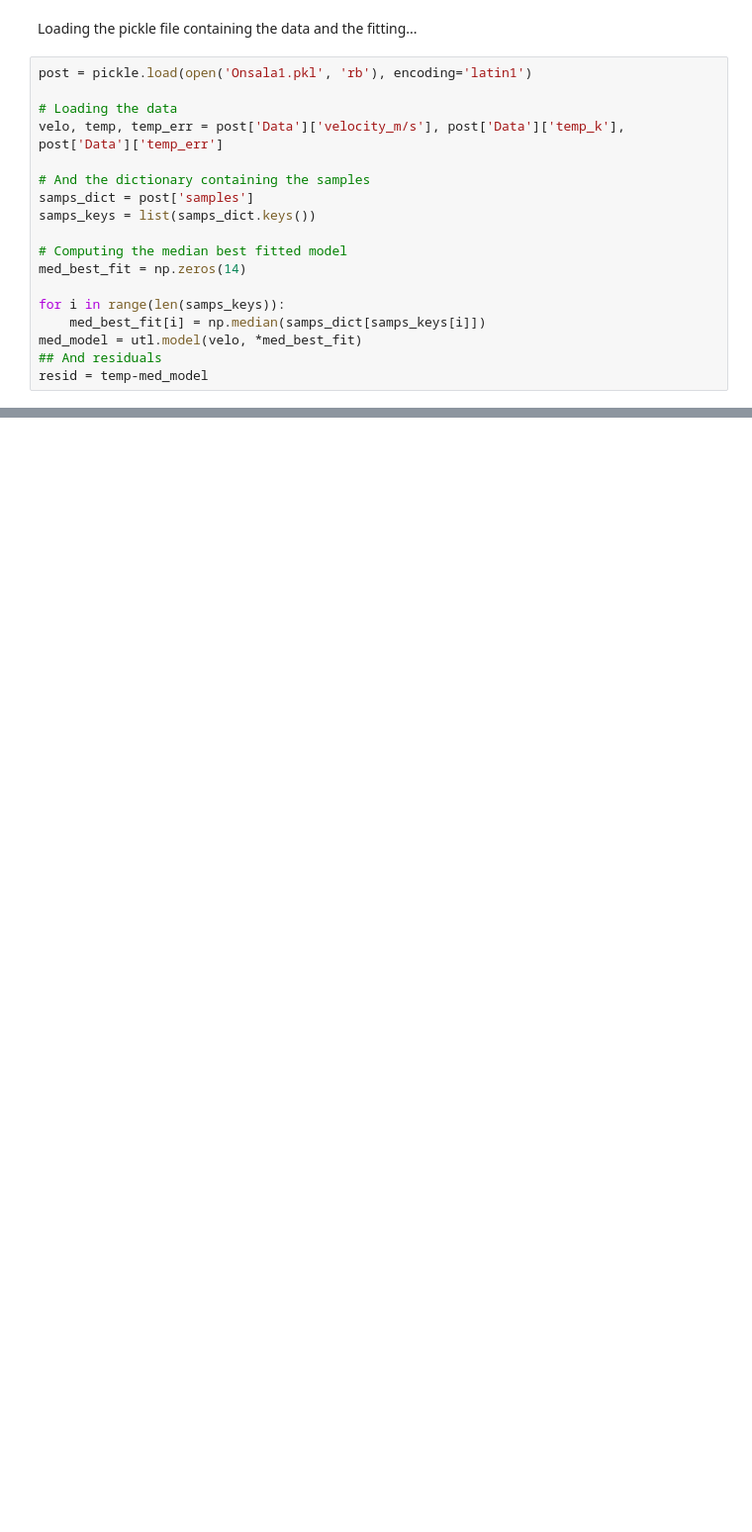
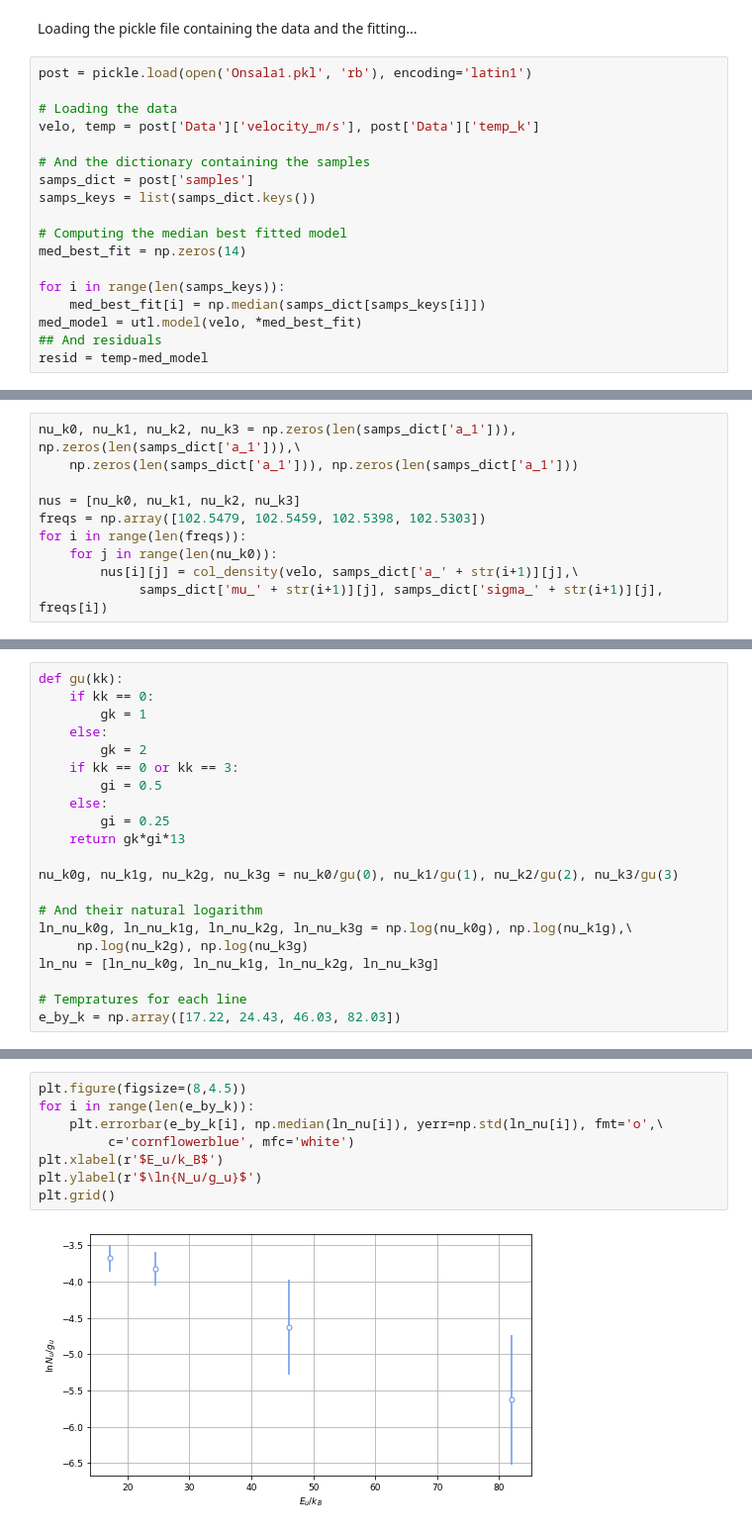
Before and after one commit to Jayshil/xs-oso, a Jupyter notebook: Onsala1_1.ipynb, the cells around one changed output, grey strips where cells are left out. Shown at 99% size. Saved outputs shown, nothing was run; the diff lists cells and outputs as text; blank space fills up the shorter version.

```diff
--- a/Onsala1_1.ipynb
+++ b/Onsala1_1.ipynb
@@ -23,7 +25,7 @@ Loading the pickle file containing the data and the fitting...
 post = pickle.load(open('Onsala1.pkl', 'rb'), encoding='latin1')
 
 # Loading the data
-velo, temp, temp_err = post['Data']['velocity_m/s'], post['Data']['temp_k'], post['Data']['temp_err']
+velo, temp = post['Data']['velocity_m/s'], post['Data']['temp_k']
 
 # And the dictionary containing the samples
 samps_dict = post['samples']
@@ -80,0 +133,10 @@ ax2.set_xlim([0,90])
+# %%
+nu_k0, nu_k1, nu_k2, nu_k3 = np.zeros(len(samps_dict['a_1'])), np.zeros(len(samps_dict['a_1'])),\
+    np.zeros(len(samps_dict['a_1'])), np.zeros(len(samps_dict['a_1']))
+
+nus = [nu_k0, nu_k1, nu_k2, nu_k3]
+freqs = np.array([102.5479, 102.5459, 102.5398, 102.5303])
+for i in range(len(freqs)):
+    for j in range(len(nu_k0)):
+        nus[i][j] = col_density(velo, samps_dict['a_' + str(i+1)][j],\
+             samps_dict['mu_' + str(i+1)][j], samps_dict['sigma_' + str(i+1)][j], freqs[i])
@@ -80,0 +154,21 @@ ax2.set_xlim([0,90])
+# %%
+def gu(kk):
+    if kk == 0:
+        gk = 1
+    else:
+        gk = 2
+    if kk == 0 or kk == 3:
+        gi = 0.5
+    else:
+        gi = 0.25
+    return gk*gi*13
+
+nu_k0g, nu_k1g, nu_k2g, nu_k3g = nu_k0/gu(0), nu_k1/gu(1), nu_k2/gu(2), nu_k3/gu(3)
+
+# And their natural logarithm
+ln_nu_k0g, ln_nu_k1g, ln_nu_k2g, ln_nu_k3g = np.log(nu_k0g), np.log(nu_k1g),\
+     np.log(nu_k2g), np.log(nu_k3g)
+ln_nu = [ln_nu_k0g, ln_nu_k1g, ln_nu_k2g, ln_nu_k3g]
+
+# Tempratures for each line
+e_by_k = np.array([17.22, 24.43, 46.03, 82.03])
@@ -80,0 +177,10 @@ ax2.set_xlim([0,90])
+# %%
+plt.figure(figsize=(8,4.5))
+for i in range(len(e_by_k)):
+    plt.errorbar(e_by_k[i], np.median(ln_nu[i]), yerr=np.std(ln_nu[i]), fmt='o',\
+         c='cornflowerblue', mfc='white')
+plt.xlabel(r'$E_u/k_B$')
+plt.ylabel(r'$\ln{N_u/g_u}$')
+plt.grid()
+# %% [output]
+[figure, added]
```
Also changed, not shown: parts of 14 cells of this notebook.
